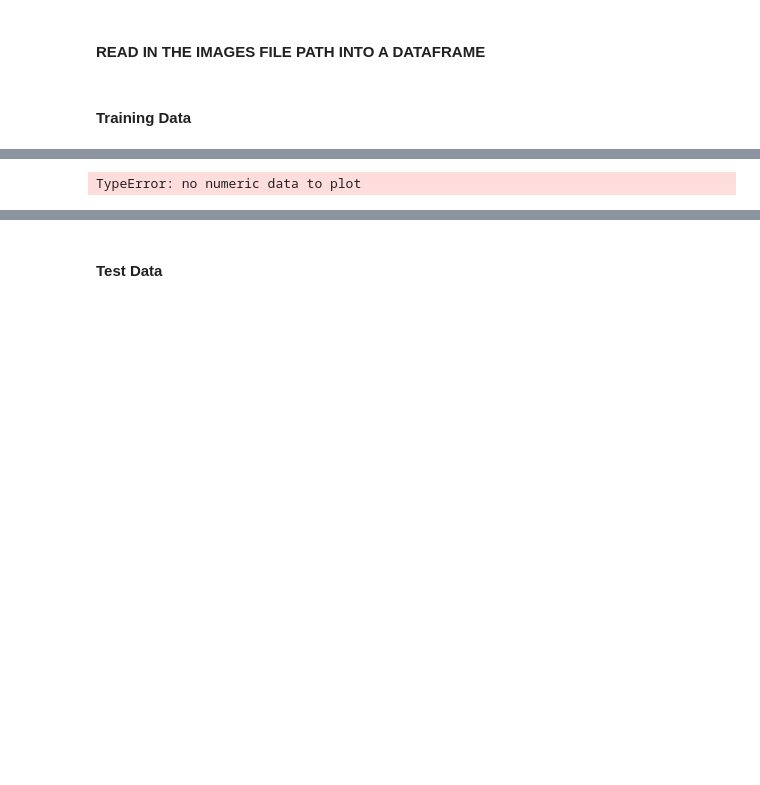
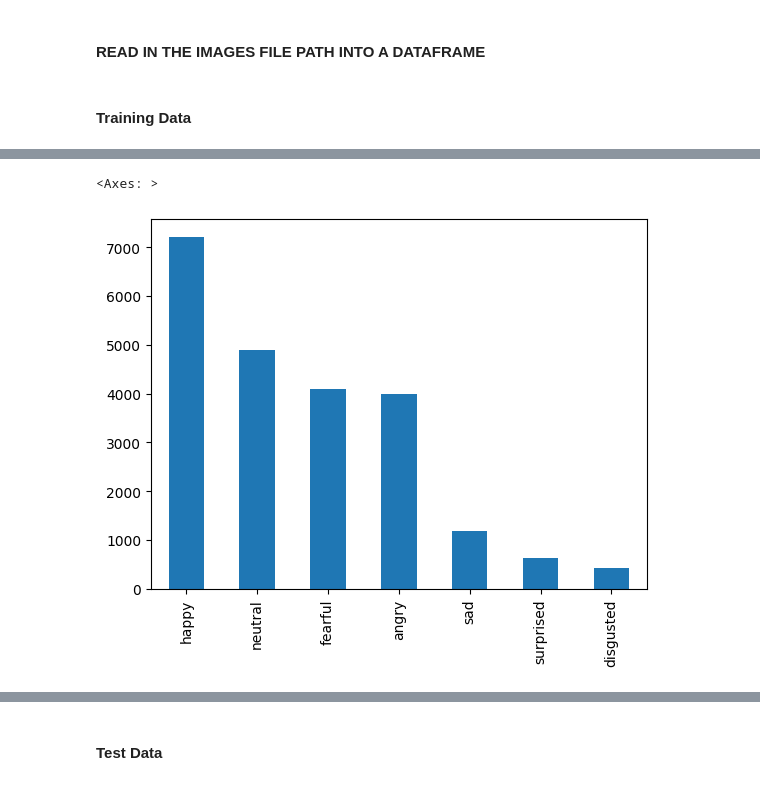
Before and after one commit to Campeone/CNN-Facial-Emotion-Detection, a Jupyter notebook: Facial_Emotion_Detection.ipynb, the cells around one changed output, grey strips where cells are left out. Cells and saved outputs as stored; diff of their text form; code cells hidden in the pictures; blank space fills up the shorter version.

```diff
--- a/Facial_Emotion_Detection.ipynb
+++ b/Facial_Emotion_Detection.ipynb
@@ -38,4 +38,5 @@ train_images_csv.sample(5)
 # %%
-train_images_csv['Emotion'].plot.bar()
+train_images_csv['Emotion'].value_counts().plot(kind='bar', x='Category', y='Values')
 # %% [output]
-TypeError: no numeric data to plot
+<Axes: >
+[figure, added]
```
Also changed, not shown: parts of 104 cells of this notebook.
